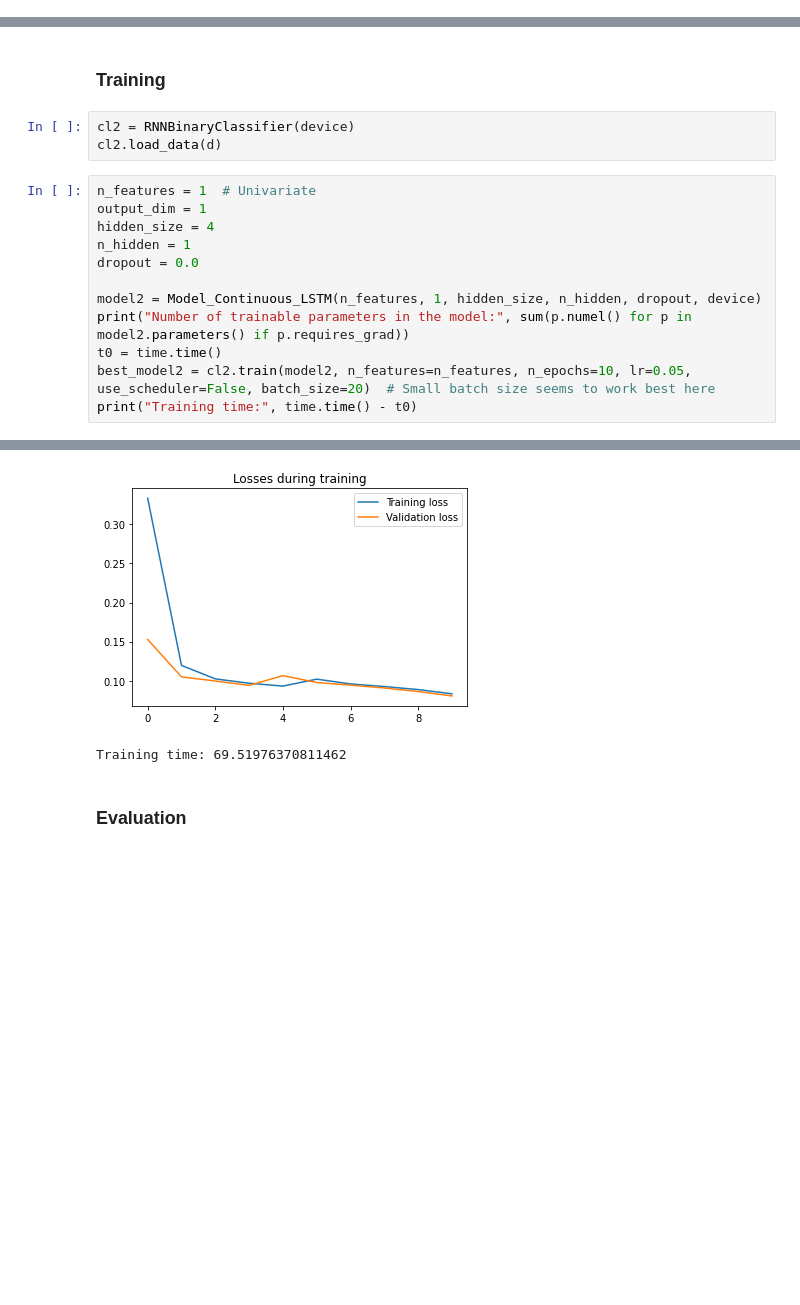
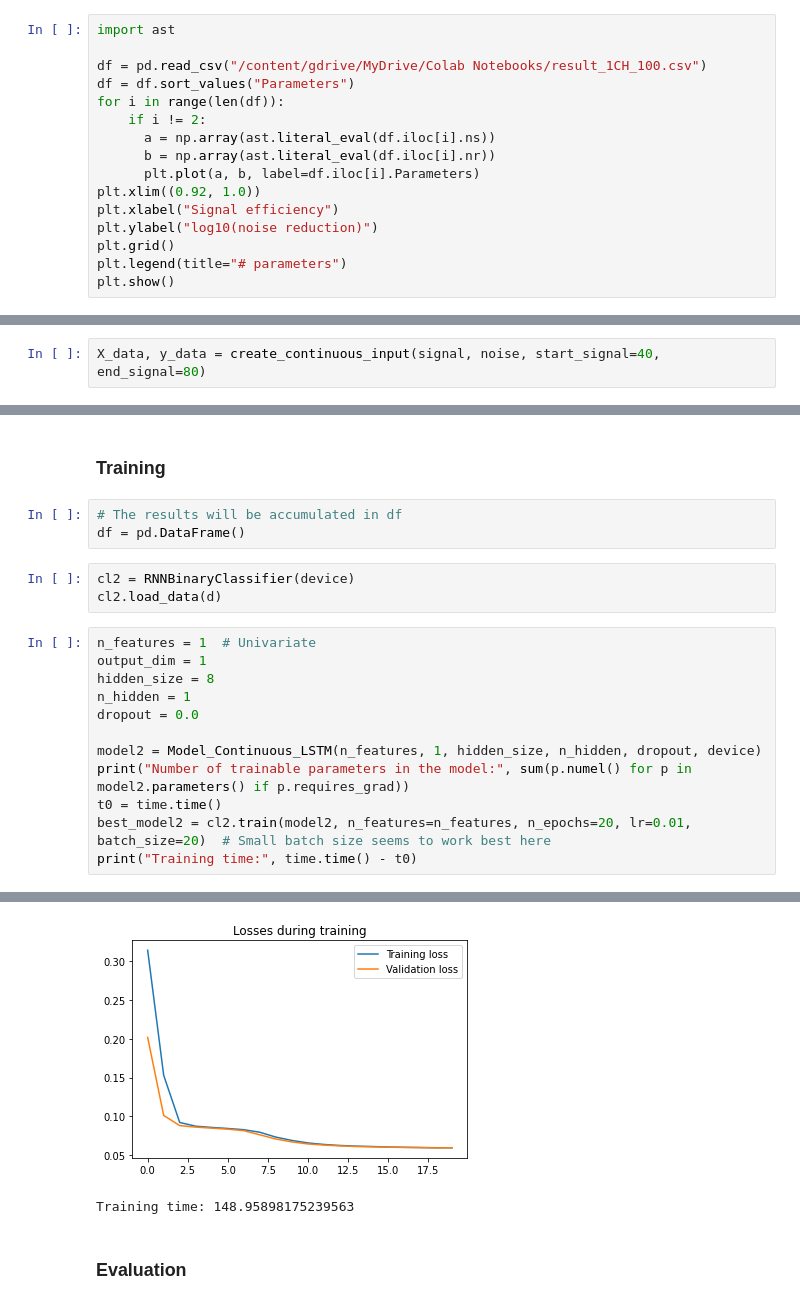
Before and after one commit to javier-eguiluz/Project_DS_IceCube_RNN, a Jupyter notebook: RNN_based_classification.ipynb, the cells around one changed output, grey strips where cells are left out. Saved outputs shown, nothing was run; the diff lists cells and outputs as text; blank space fills up the shorter version.

```diff
--- a/RNN_based_classification.ipynb
+++ b/RNN_based_classification.ipynb
@@ -179,0 +204,16 @@ cl.plot_output_distribution()
+# %%
+import ast
+
+df = pd.read_csv("/content/gdrive/MyDrive/Colab Notebooks/result_1CH_100.csv")
+df = df.sort_values("Parameters")
+for i in range(len(df)):
+    if i != 2:
+      a = np.array(ast.literal_eval(df.iloc[i].ns))
+      b = np.array(ast.literal_eval(df.iloc[i].nr))
+      plt.plot(a, b, label=df.iloc[i].Parameters)
+plt.xlim((0.92, 1.0))
+plt.xlabel("Signal efficiency")
+plt.ylabel("log10(noise reduction)")
+plt.grid()
+plt.legend(title="# parameters")
+plt.show()
@@ -258,0 +301,2 @@ Final shape of input and labels: (69999700, 1) (69999700,)
+# %%
+X_data, y_data = create_continuous_input(signal, noise, start_signal=40, end_signal=80)
@@ -281,18 +334,21 @@ Test: (280, 1, 50000), range [-387.63390499057783, 447.0619927654331]
 # %% [markdown]
 ### Training
+# %%
+# The results will be accumulated in df
+df = pd.DataFrame()
 # %%
 cl2 = RNNBinaryClassifier(device)
 cl2.load_data(d)
 # %%
 n_features = 1  # Univariate
 output_dim = 1
-hidden_size = 4
+hidden_size = 8
 n_hidden = 1
 dropout = 0.0
 
 model2 = Model_Continuous_LSTM(n_features, 1, hidden_size, n_hidden, dropout, device)
 print("Number of trainable parameters in the model:", sum(p.numel() for p in model2.parameters() if p.requires_grad))
 t0 = time.time()
-best_model2 = cl2.train(model2, n_features=n_features, n_epochs=10, lr=0.05, use_scheduler=False, batch_size=20)  # Small batch size seems to work best here
+best_model2 = cl2.train(model2, n_features=n_features, n_epochs=20, lr=0.01, batch_size=20)  # Small batch size seems to work best here
 print("Training time:", time.time() - t0)
 # %% [output]
@@ -316,5 +372,5 @@ Best so far, saving
-[figure, old version]
+[figure, new version]
-Training time: 69.51976370811462
+Training time: 148.95898175239563
 # %% [markdown]
 ### Evaluation
 # %%
```
Also changed, not shown: parts of 42 cells of this notebook.
